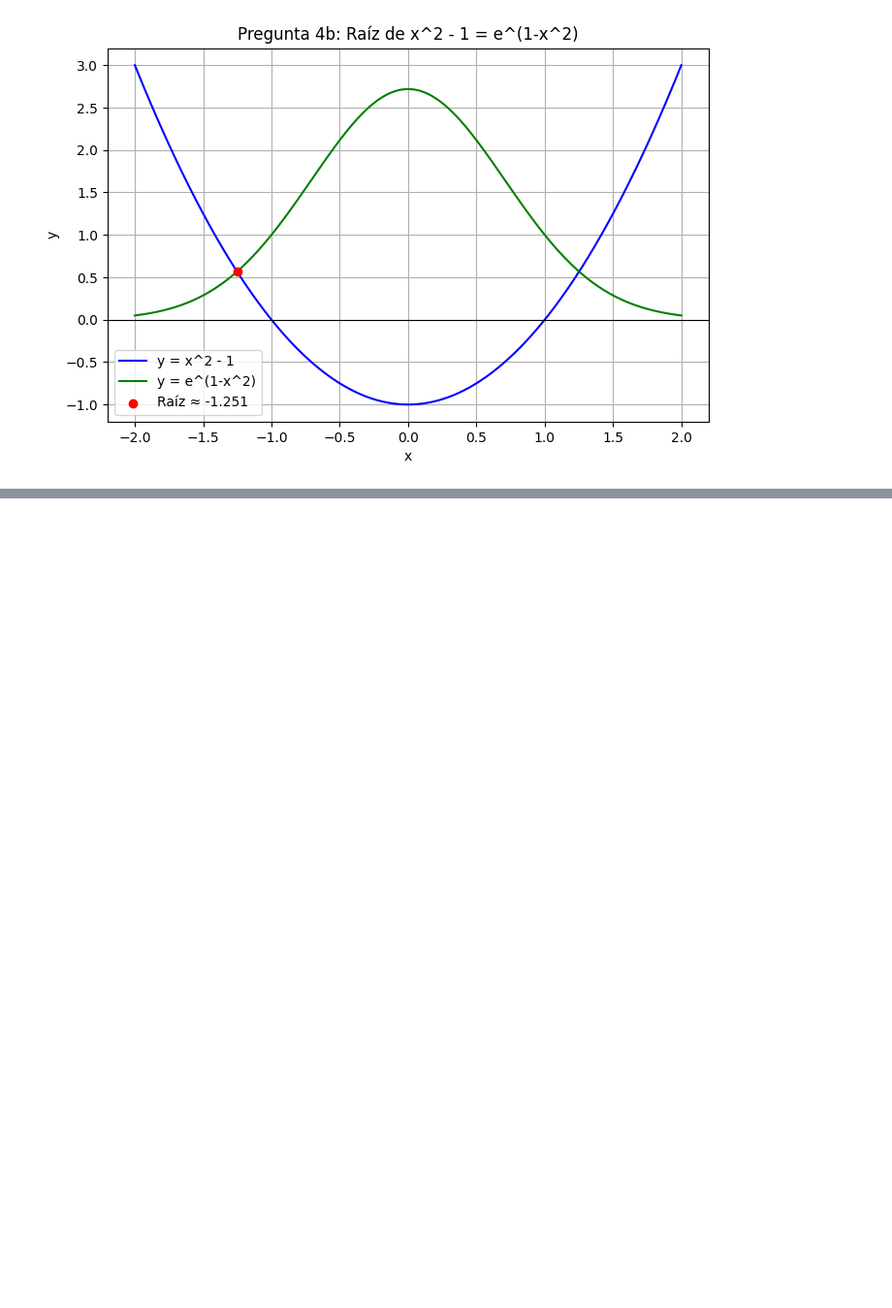
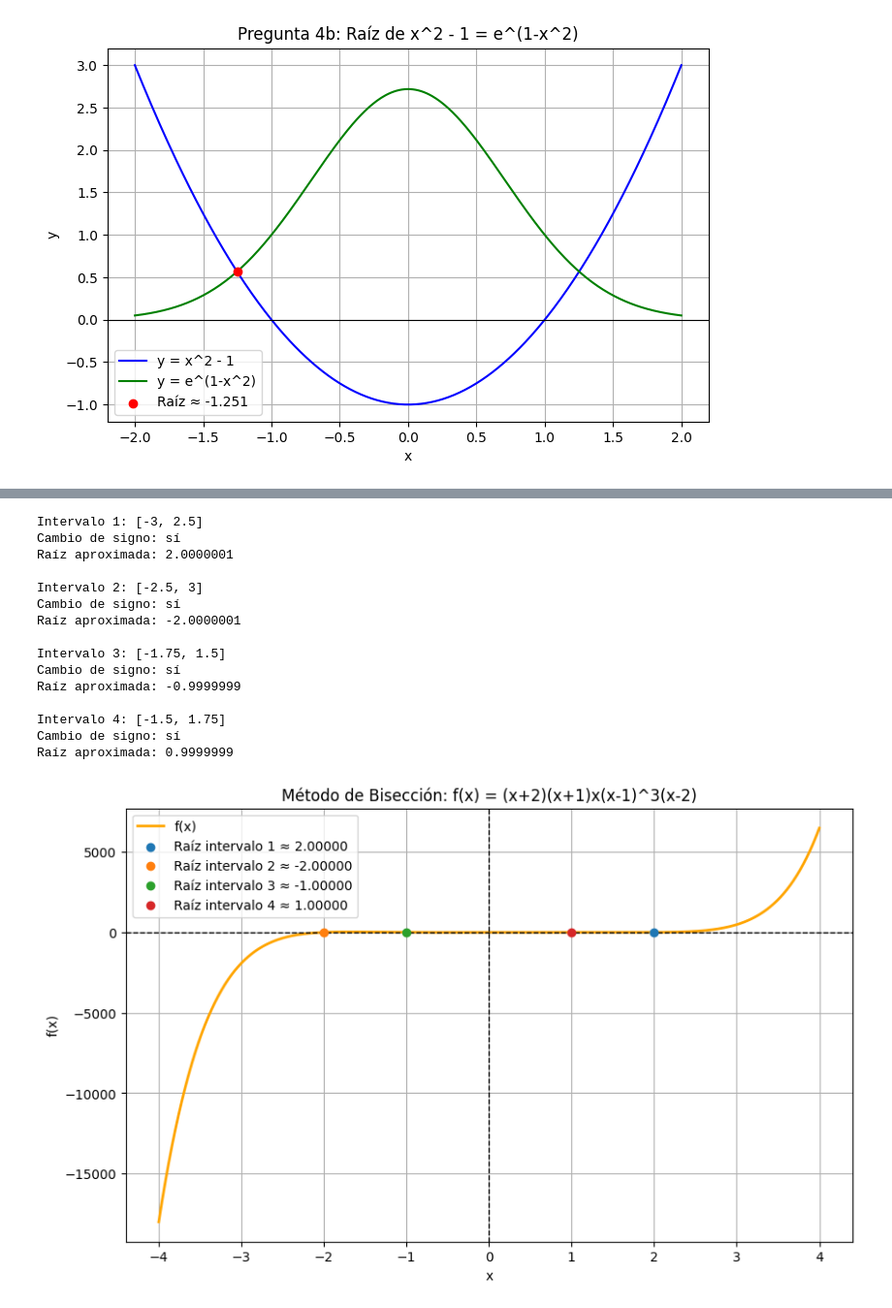
Before and after one commit to Lenin27Amangandi/Workspace-Metodos-Numericos-2k25A-, a Jupyter notebook: Tareas/Tarea4/Tarea4.ipynb, the cells around one changed output, grey strips where cells are left out. Shown at 97% size. Saved outputs shown, nothing was run; the diff lists cells and outputs as text; code cells hidden in the pictures; blank space fills up the shorter version.

```diff
--- a/Tareas/Tarea4/Tarea4.ipynb
+++ b/Tareas/Tarea4/Tarea4.ipynb
@@ -353,0 +412,77 @@ d. [-3, -0.5]
+# %%
+import numpy as np
+import matplotlib.pyplot as plt
+
+def f(x):
+    return (x+2)*(x+1)*x*(x-1)**3*(x-2)
+
+def biseccion(f, a, b, tol=1e-6, max_iter=1000):
+    if f(a)*f(b) > 0:
+        return None
+    iter_count = 0
+    while (b - a)/2 > tol and iter_count < max_iter:
+        c = (a + b)/2
+        if f(c) == 0:
+            return c
+        elif f(a)*f(c) < 0:
+            b = c
+        else:
+            a = c
+        iter_count += 1
+    return (a + b)/2
+
+intervalos = [
+    [-3, 2.5],
+    [-2.5, 3],
+    [-1.75, 1.5],
+    [-1.5, 1.75]
+]
+
+raices = []
+for i, (a, b) in enumerate(intervalos, start=1):
+    fa, fb = f(a), f(b)
+    print(f"\nIntervalo {i}: [{a}, {b}]")
+    if fa*fb < 0:
+        print("Cambio de signo: sí")
+        raiz = biseccion(f, a, b, tol=1e-7)
+        raices.append(raiz)
+        print(f"Raíz aproximada: {raiz:.7f}")
+    else:
+        print("Cambio de signo: no")
+        raices.append(None)
+
+x_vals = np.linspace(-4, 4, 1000)
+y_vals = f(x_vals)
+
+plt.figure(figsize=(10,6))
+plt.plot(x_vals, y_vals, label='f(x)', color='orange', linewidth=2)
+plt.axhline(0, color='black', linestyle='dashed', linewidth=1)
+plt.axvline(0, color='black', linestyle='dashed', linewidth=1)
+plt.grid(True)
+plt.xlabel("x")
+plt.ylabel("f(x)")
+plt.title("Método de Bisección: f(x) = (x+2)(x+1)x(x-1)^3(x-2)")
+
+for i, raiz in enumerate(raices, start=1):
+    if raiz is not None:
+        plt.scatter(raiz, 0, label=f'Raíz intervalo {i} ≈ {raiz:.5f}', zorder=5)
+
+plt.legend()
+plt.show()
+# %% [output]
+Intervalo 1: [-3, 2.5]
+Cambio de signo: sí
+Raíz aproximada: 2.0000001
+
+Intervalo 2: [-2.5, 3]
+Cambio de signo: sí
+Raíz aproximada: -2.0000001
+
+Intervalo 3: [-1.75, 1.5]
+Cambio de signo: sí
+Raíz aproximada: -0.9999999
+
+Intervalo 4: [-1.5, 1.75]
+Cambio de signo: sí
+Raíz aproximada: 0.9999999
+[figure, added]
```
Also changed, not shown: parts of 3 cells of this notebook, 9 other files.
